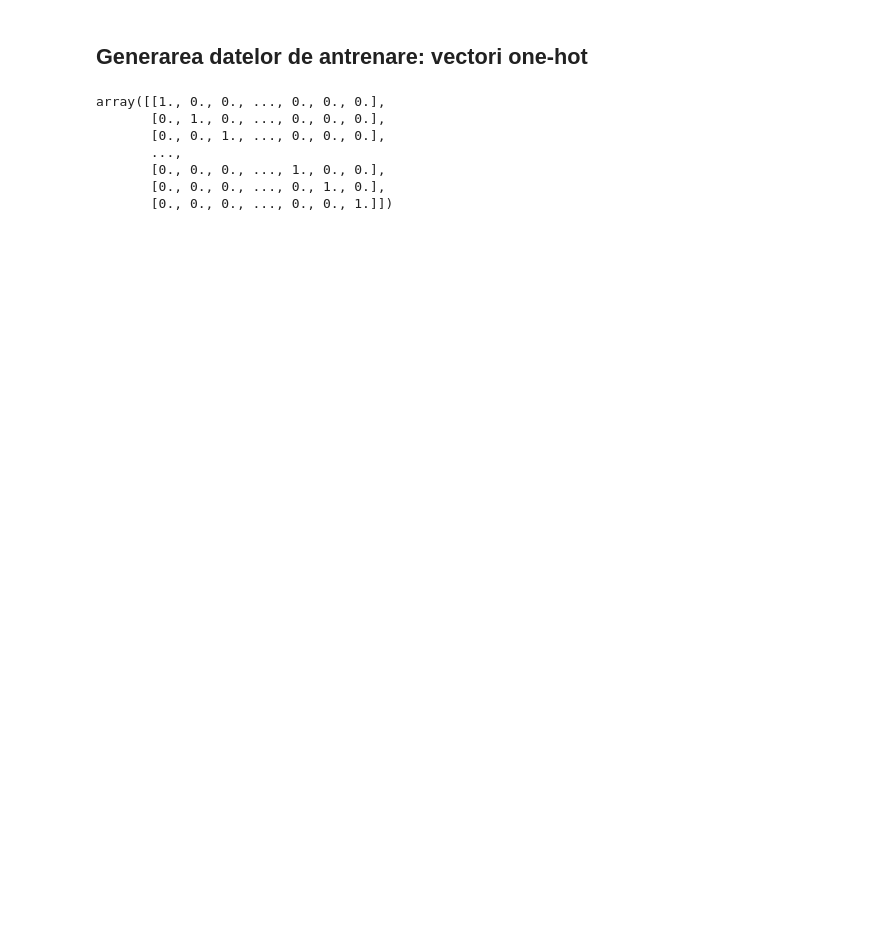
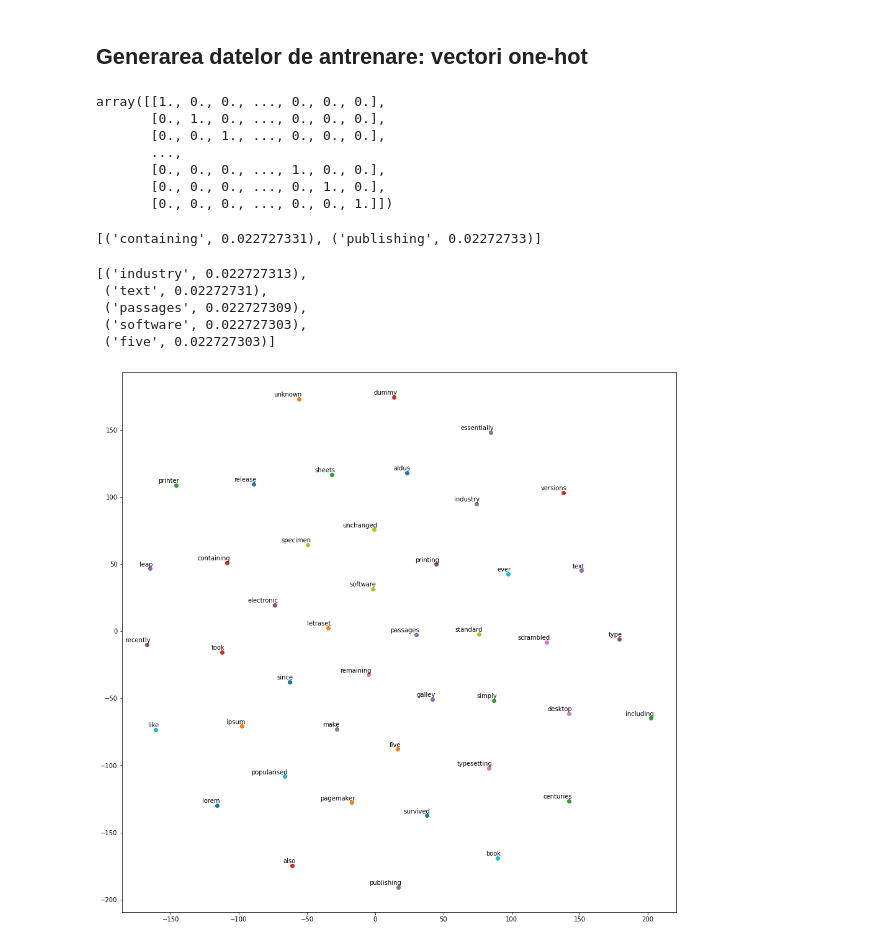
Before and after one commit to ancestor-mithril/UAIC_FII_AI, a Jupyter notebook: Lab_11/Lab_11.ipynb, the cells around one changed output. Saved outputs shown, nothing was run; the diff lists cells and outputs as text; code cells hidden in the pictures; blank space fills up the shorter version.

```diff
--- a/Lab_11/Lab_11.ipynb
+++ b/Lab_11/Lab_11.ipynb
@@ -119,3 +163,56 @@ array([[1., 0., 0., ..., 0., 0., 0.],
        [0., 0., 0., ..., 1., 0., 0.],
        [0., 0., 0., ..., 0., 1., 0.],
        [0., 0., 0., ..., 0., 0., 1.]])
+# %%
+from gensim.models import Word2Vec
+
+
+
+model = Word2Vec(min_count=1)
+
+model.build_vocab(words_in_sentences)  # prepare the model vocabulary
+
+model.train(words_in_sentences, total_examples=model.corpus_count, epochs=model.epochs)
+# %% [output]
+[('containing', 0.022727331), ('publishing', 0.02272733)]
+# %%
+model.predict_output_word(['took'], 5)
+# %% [output]
+[('industry', 0.022727313),
+ ('text', 0.02272731),
+ ('passages', 0.022727309),
+ ('software', 0.022727303),
+ ('five', 0.022727303)]
+# %%
+def tsne_plot(model):
+    labels = []
+    tokens = []
+
+    for word in model.wv.vocab:
+#         print(model[word], word)
+        tokens.append(model[word])
+        labels.append(word)
+
+    tsne_model = TSNE(perplexity=40, n_components=2, init='pca', n_iter=2500, random_state=23)
+    new_values = tsne_model.fit_transform(tokens)
+
+    x = []
+    y = []
+    for value in new_values:
+        x.append(value[0])
+        y.append(value[1])
+
+    plt.figure(figsize=(16, 16))
+    for i in range(len(x)):
+        plt.scatter(x[i],y[i])
+        plt.annotate(labels[i],
+                     xy=(x[i], y[i]),
+                     xytext=(5, 2),
+                     textcoords='offset points',
+                     ha='right',
+                     va='bottom')
+    plt.show()
+# %%
+tsne_plot(model)
+# %% [output]
+[figure, added]
```
Also changed, not shown: parts of 7 cells of this notebook.
